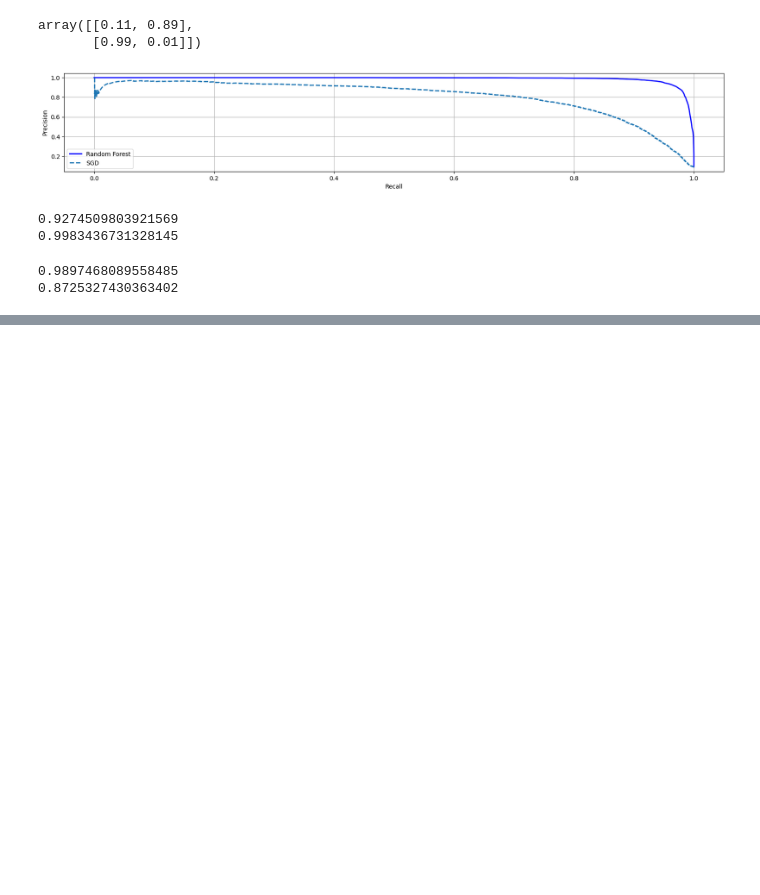
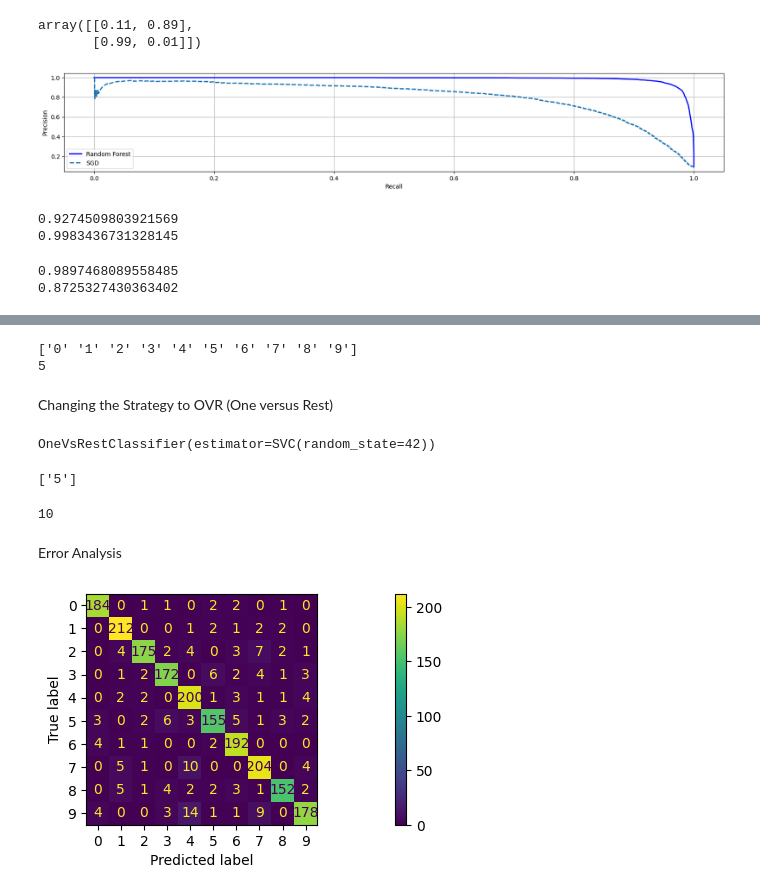
Before and after one commit to SanriGirdabi/Machine-Learning-Series, a Jupyter notebook: Classification/MNIST.ipynb, the cells around one changed output, grey strips where cells are left out. Cells and saved outputs as stored; diff of their text form; code cells hidden in the pictures; blank space fills up the shorter version.

```diff
--- a/Classification/MNIST.ipynb
+++ b/Classification/MNIST.ipynb
@@ -220,0 +253,33 @@ array([0.89, 0.01, 0.04, ..., 0.98, 0.08, 0.06])
+# %%
+print(svm_clf.classes_)
+
+print(svm_clf.classes_[class_id])
+# %% [output]
+['0' '1' '2' '3' '4' '5' '6' '7' '8' '9']
+5
+# %% [markdown]
+Changing the Strategy to OVR (One versus Rest)
+# %%
+from sklearn.multiclass import OneVsRestClassifier
+
+ovr_clf = OneVsRestClassifier(SVC(random_state=42))
+ovr_clf.fit(X_train[:2000], y_train[:2000])
+# %% [output]
+OneVsRestClassifier(estimator=SVC(random_state=42))
+# %%
+print(ovr_clf.predict([some_digit]))
+
+len(ovr_clf.estimators_)
+# %% [output]
+['5']
+10
+# %% [markdown]
+Error Analysis
+# %%
+from sklearn.metrics import ConfusionMatrixDisplay
+
+y_train_pred = cross_val_predict(ovr_clf, X_train[:2000], y_train[:2000], cv=3)
+ConfusionMatrixDisplay.from_predictions(y_train[:2000], y_train_pred)
+plt.show()
+# %% [output]
+[figure, added]
```
Also changed, not shown: parts of 15 cells of this notebook, 1 other file.
